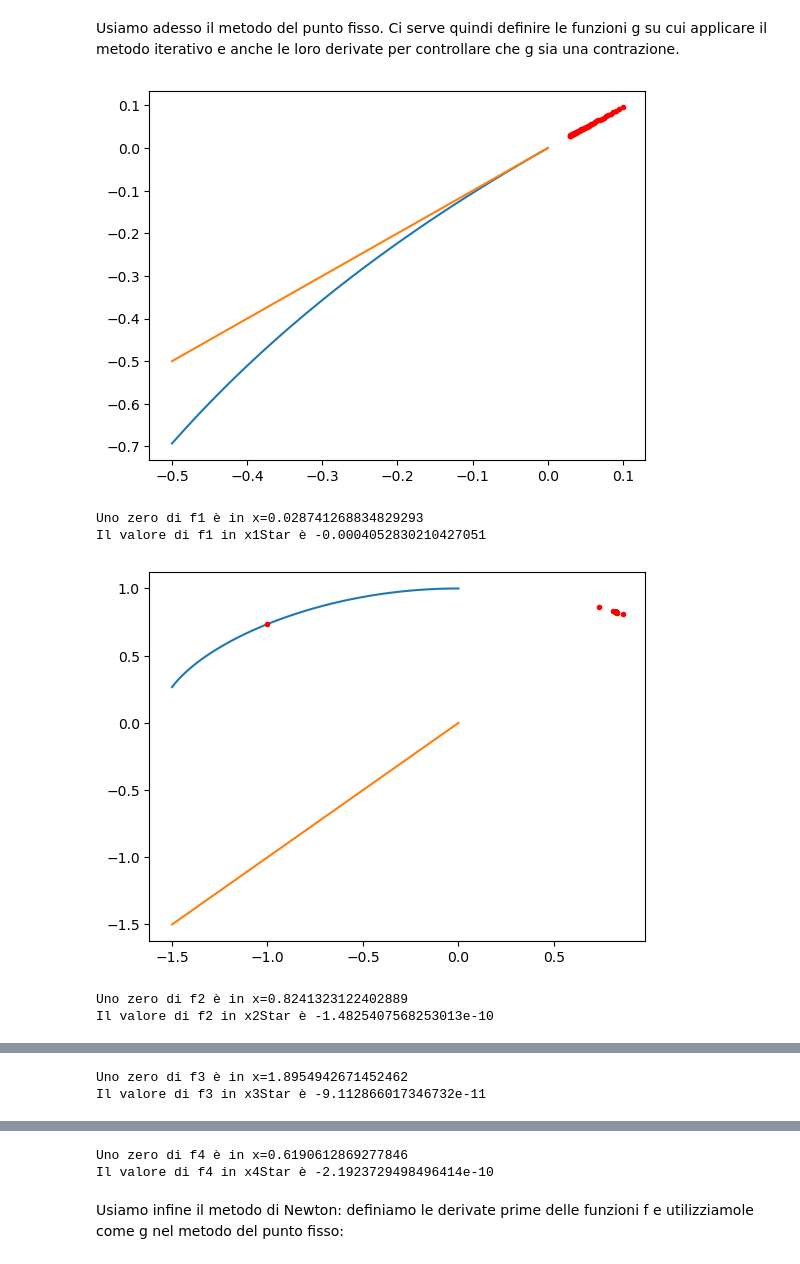
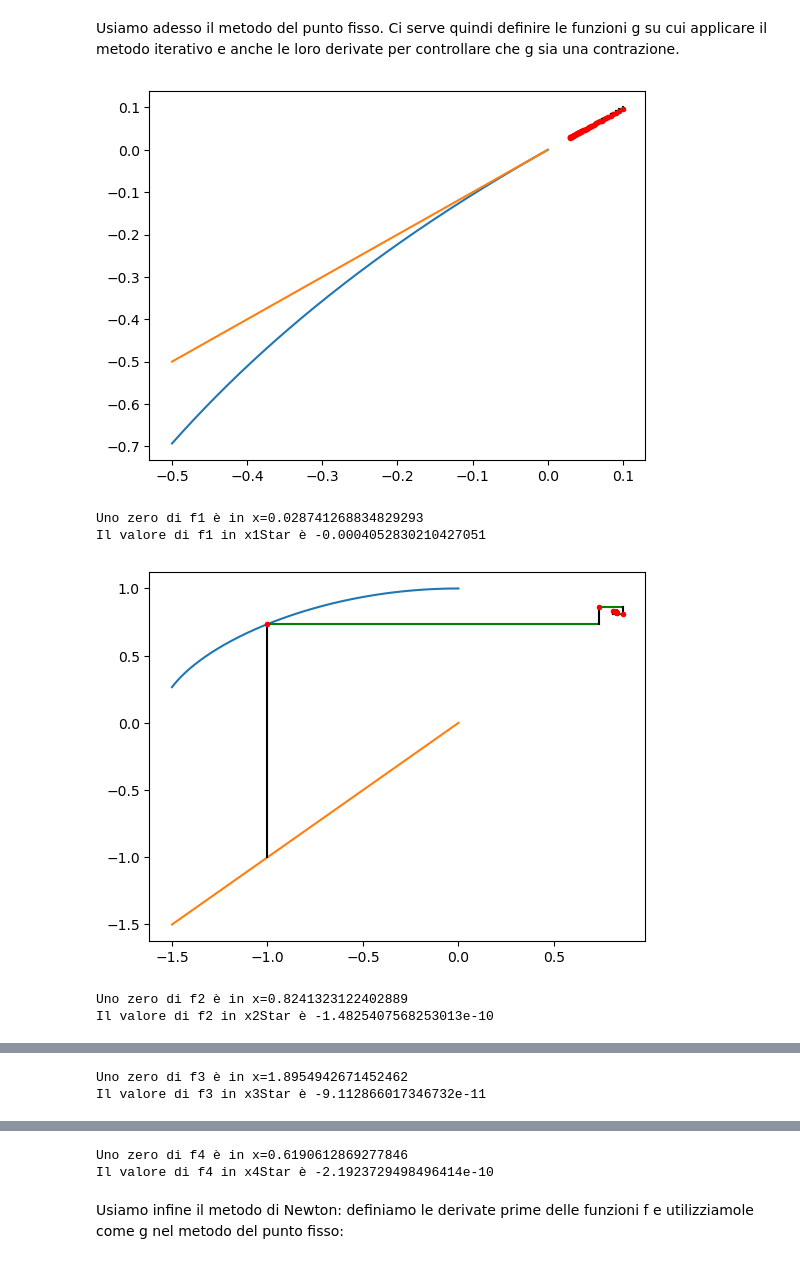
Before and after one commit to mazzettimatteo/CN25, a Jupyter notebook: homework/zeriDiFunzione/notebook.ipynb, the cells around one changed output, grey strips where cells are left out. Cells and saved outputs as stored; diff of their text form; code cells hidden in the pictures.

```diff
--- a/homework/zeriDiFunzione/notebook.ipynb
+++ b/homework/zeriDiFunzione/notebook.ipynb
@@ -150,7 +150,7 @@ dg4 = lambda x: np.exp(x) / 3
 
 def puntoFisso(f,g,x0,t1,t2,N,a,b):
 
-    x=np.linspace(a,b,100)
+    x=np.linspace(a,b,1000)
     plt.figure()
     plt.plot(x,g(x))
     plt.plot(x,x)
@@ -160,42 +160,47 @@ def puntoFisso(f,g,x0,t1,t2,N,a,b):
     cont=0
     while(np.abs(f(x0))>t1 and cont<N):
 
-        plt.plot(x0,g(x0),'.',color='r')    #se togli abs(fx0) e metti solo fx0 viene bene
+        plt.plot([x0,x0],[x0,g(x0)],'k')
 
         xNew=g(x0)
+
+        #connect
+        plt.plot([x0,g(x0)],[xNew,xNew],'k')
+        plt.plot(x0,np.abs(g(x0)),'.',color='r')    #se togli abs(fx0) e metti solo fx0 viene bene
+
         delta=np.abs(x0-xNew)
         if(delta<t2):
             break
         x0=xNew
         cont+=1
 
     plt.show()
     return x0
 
 
 x1Star=puntoFisso(f1,g1,0.1,toll,toll,iter,a1,b1)   #servono tante tante iterazioni iter*1000
 print(f"Uno zero di f1 è in x={x1Star}")
 f1val=f1(x1Star)
 print(f"Il valore di f1 in x1Star è {f1val}")
 
 x2Star=puntoFisso(f2,g2,-1,toll,toll,iter,a2,b2)
 print(f"Uno zero di f2 è in x={x2Star}")
 f2val=f2(x2Star)
 print(f"Il valore di f2 in x2Star è {f2val}")   #trova uno zero diverso
 
 x3Star=puntoFisso(f3,g3,0.5,toll,toll,iter,a3,b3)
 print(f"Uno zero di f3 è in x={x3Star}")
 f3val=f3(x3Star)
 print(f"Il valore di f3 in x3Star è {f3val}")
 
 x4Star=puntoFisso(f4,g4,1,toll,toll,iter,a4,b4)
 print(f"Uno zero di f4 è in x={x4Star}")
 f4val=f4(x4Star)
 print(f"Il valore di f4 in x4Star è {f4val}")
 # %% [output]
 [figure]
 Uno zero di f1 è in x=0.028741268834829293
 Il valore di f1 in x1Star è -0.0004052830210427051
-[figure, old version]
+[figure, new version]
 Uno zero di f2 è in x=0.8241323122402889
 Il valore di f2 in x2Star è -1.4825407568253013e-10
```
Also changed, not shown: parts of 2 cells of this notebook, 1 other file.
